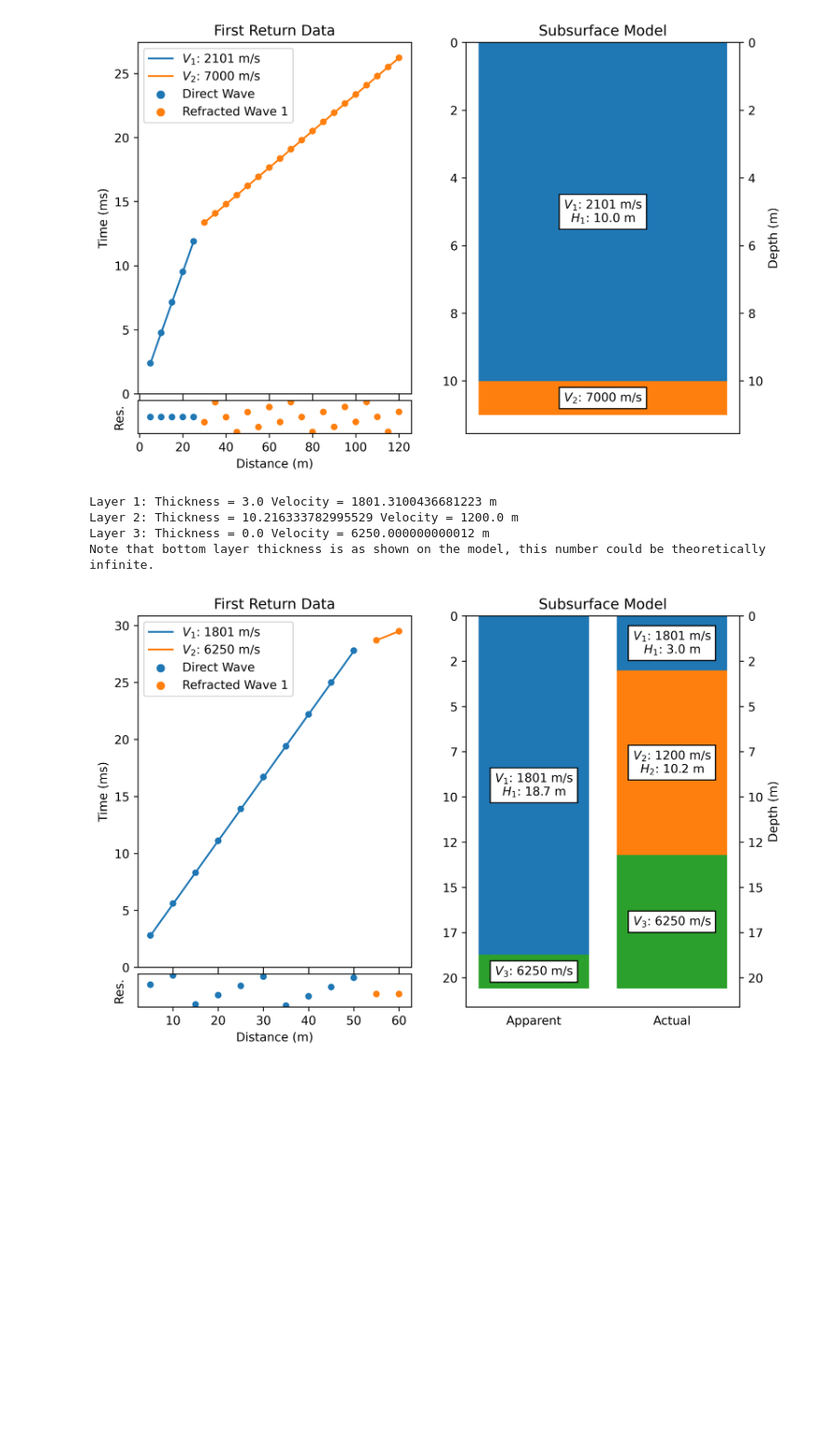
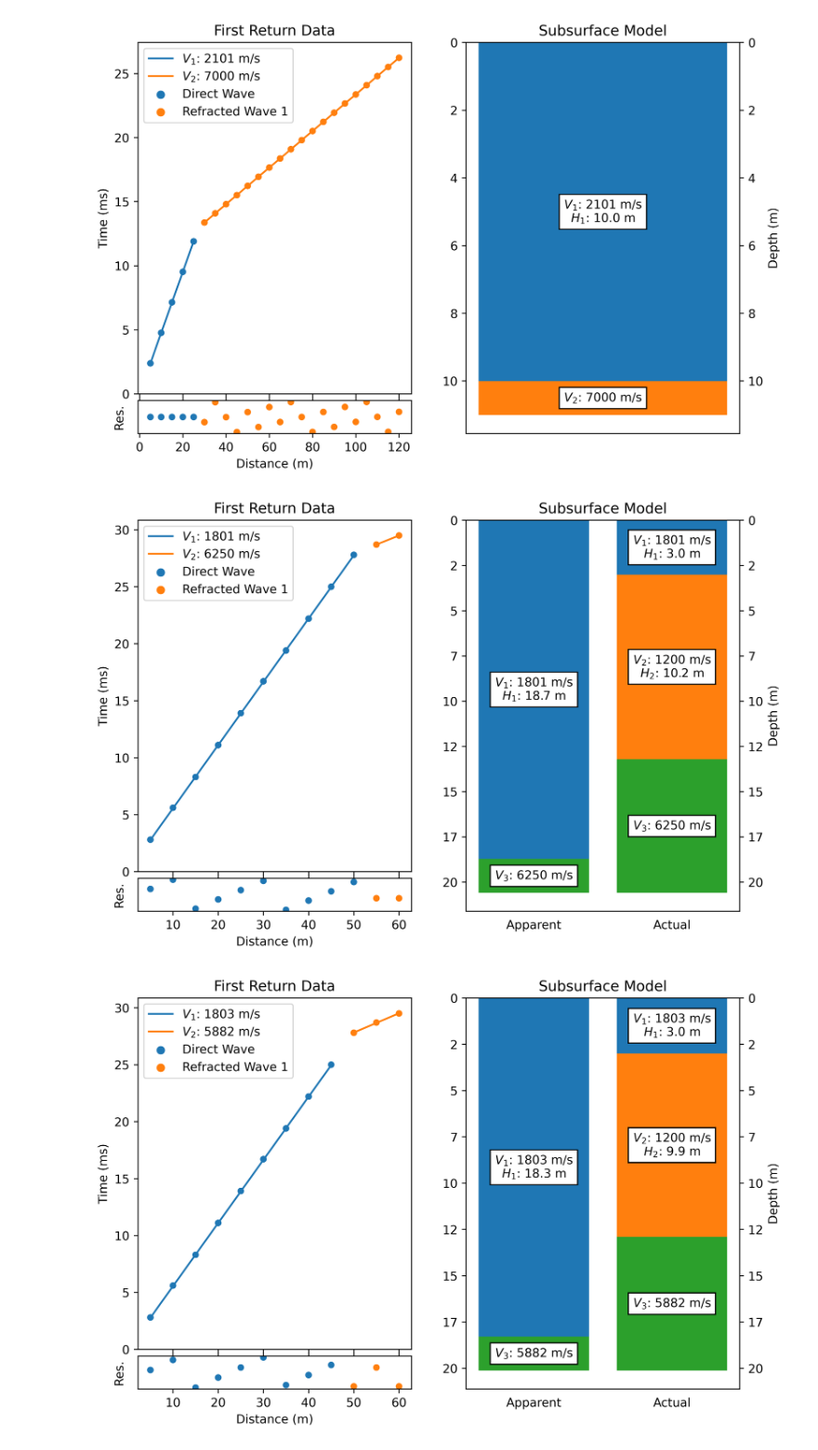
Before and after one commit to hernypeterson/refract, a Jupyter notebook: horizontal-refract.ipynb, the cells around one changed output. Shown at 93% size. Drawn from its saved outputs; the diff is of its cells as text; code cells hidden in the pictures; blank space fills up the shorter version.

```diff
--- a/horizontal-refract.ipynb
+++ b/horizontal-refract.ipynb
@@ -313,34 +327,36 @@ trace_Q2.plot()
 # %%
 data_Q3 = np.array([
     [5, 2.8],
     [10, 5.6],
     [15, 8.3],
     [20, 11.1],
     [25, 13.9],
     [30, 16.7],
     [35, 19.4],
     [40, 22.2],
     [45, 25.0],
     [50, 27.8],
     [55, 28.7],
     [60, 29.5]
 ])
 
 # convert ms to s
 data_Q3[:,1] = data_Q3[:,1] / 1000
 
 trace_Q3 = RefractTrace(data_Q3)
+
 trace_Q3.setup_model(breakpoints = [10])
 trace_Q3.model()
 trace_Q3.model_hidden_layer(above_layer_thickness=3, low_velocity=1200, num_layers_above=1)
-trace_Q3.print_model()
-trace_Q3.plot()
+trace_Q3.plot("3")
+
+trace_Q3.setup_model(breakpoints = [9])
+trace_Q3.model()
+trace_Q3.model_hidden_layer(above_layer_thickness=3, low_velocity=1200, num_layers_above=1)
+trace_Q3.plot("3-wrong")
 # %% [output]
-Layer 1: Thickness = 3.0 Velocity = 1801.3100436681223 m
-Layer 2: Thickness = 10.216333782995529 Velocity = 1200.0 m
-Layer 3: Thickness = 0.0 Velocity = 6250.000000000012 m
-Note that bottom layer thickness is as shown on the model, this number could be theoretically infinite.
 [figure]
+[figure, added]
 # %%
 data_TR = np.array([
     [  5. ,  10. ],
```
Also changed, not shown: parts of 6 cells of this notebook, 7 other files.
